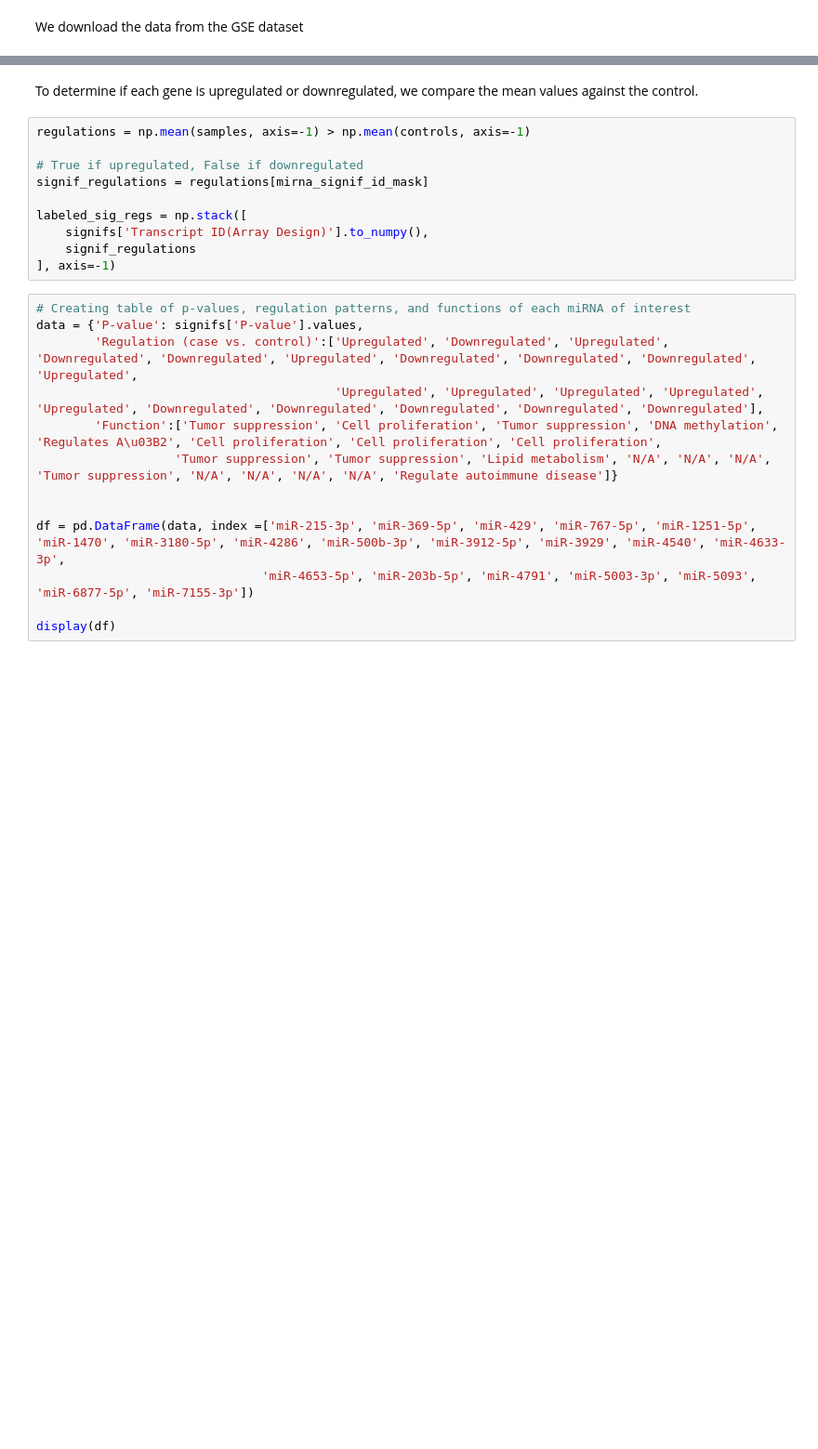
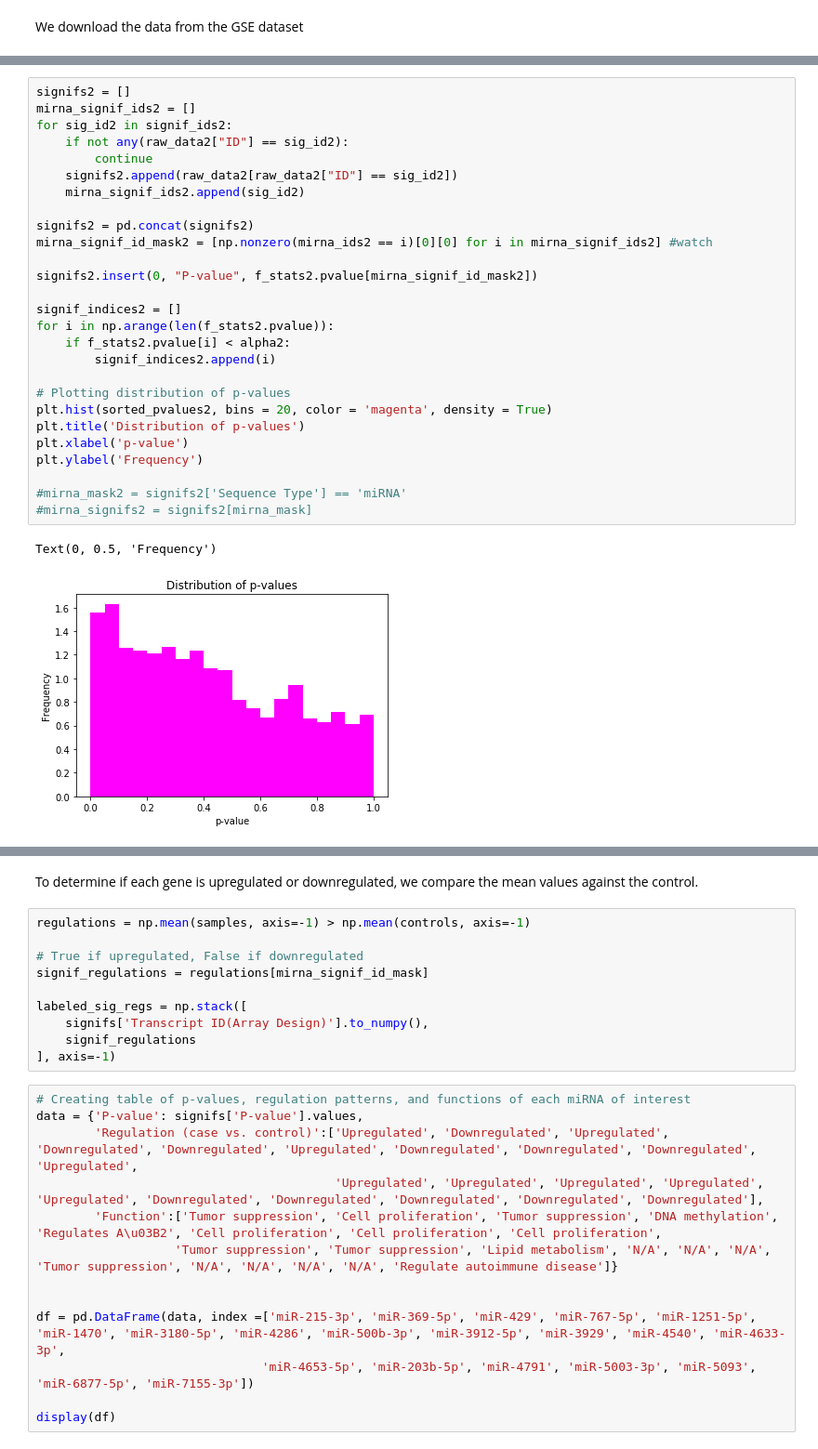
Before and after one commit to JulianKnodt/alzheimer_analysis, a Jupyter notebook: CrossAnalysis.ipynb, the cells around one changed output, grey strips where cells are left out. Shown: that part at 93% size. Drawn from its saved outputs; the diff is of its cells as text; blank space fills up the shorter version.

```diff
--- a/CrossAnalysis.ipynb
+++ b/CrossAnalysis.ipynb
@@ -28,0 +97,30 @@ print(ids2)
+# %%
+signifs2 = []
+mirna_signif_ids2 = []
+for sig_id2 in signif_ids2:
+    if not any(raw_data2["ID"] == sig_id2):
+        continue
+    signifs2.append(raw_data2[raw_data2["ID"] == sig_id2])
+    mirna_signif_ids2.append(sig_id2)
+
+signifs2 = pd.concat(signifs2)
+mirna_signif_id_mask2 = [np.nonzero(mirna_ids2 == i)[0][0] for i in mirna_signif_ids2] #watch
+
+signifs2.insert(0, "P-value", f_stats2.pvalue[mirna_signif_id_mask2])
+
+signif_indices2 = []
+for i in np.arange(len(f_stats2.pvalue)):
+    if f_stats2.pvalue[i] < alpha2:
+        signif_indices2.append(i)
+
+# Plotting distribution of p-values
+plt.hist(sorted_pvalues2, bins = 20, color = 'magenta', density = True)
+plt.title('Distribution of p-values')
+plt.xlabel('p-value')
+plt.ylabel('Frequency')
+
+#mirna_mask2 = signifs2['Sequence Type'] == 'miRNA'
+#mirna_signifs2 = signifs2[mirna_mask]
+# %% [output]
+Text(0, 0.5, 'Frequency')
+[figure, added]
```
Also changed, not shown: parts of 21 cells of this notebook, 3 other files.
